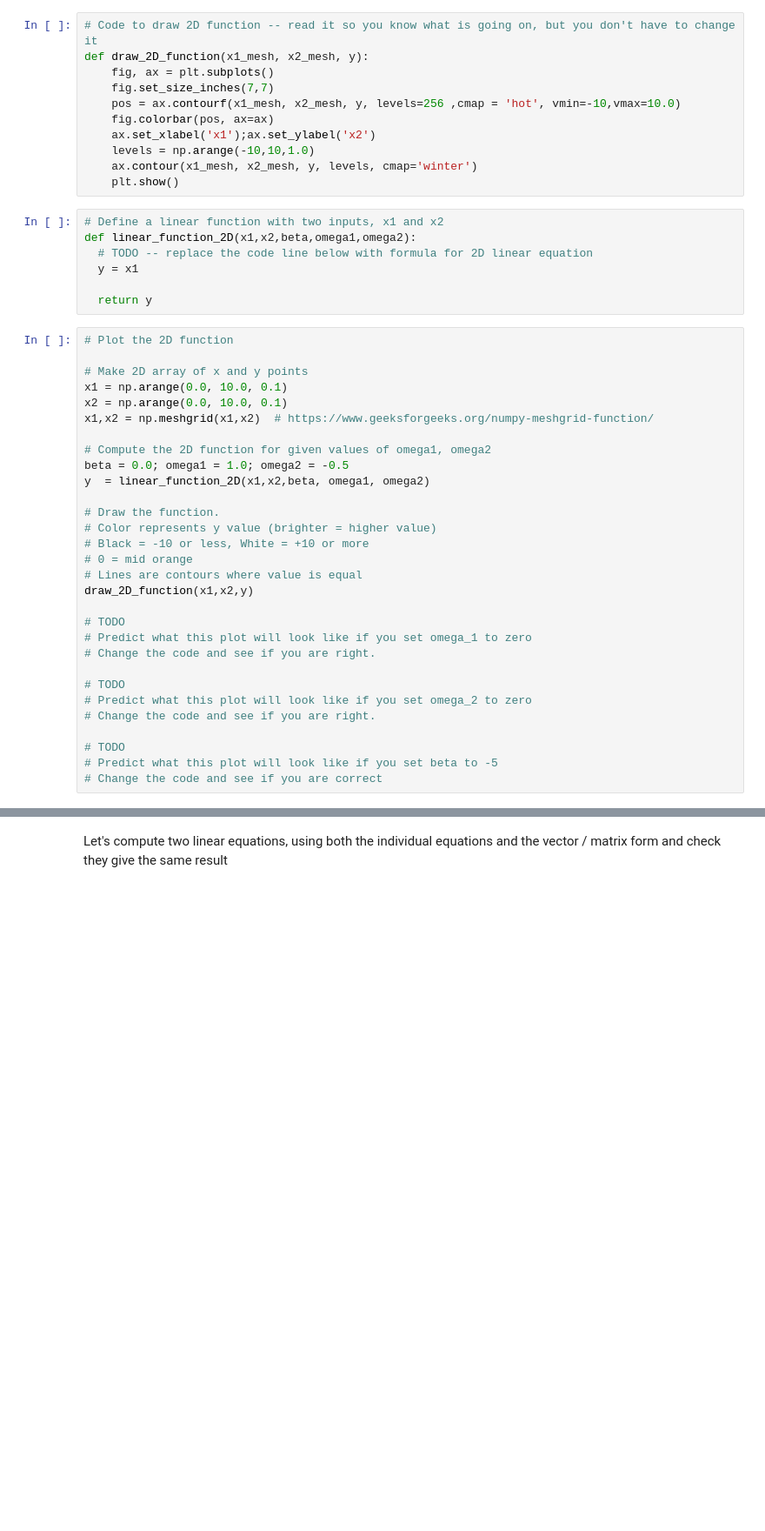
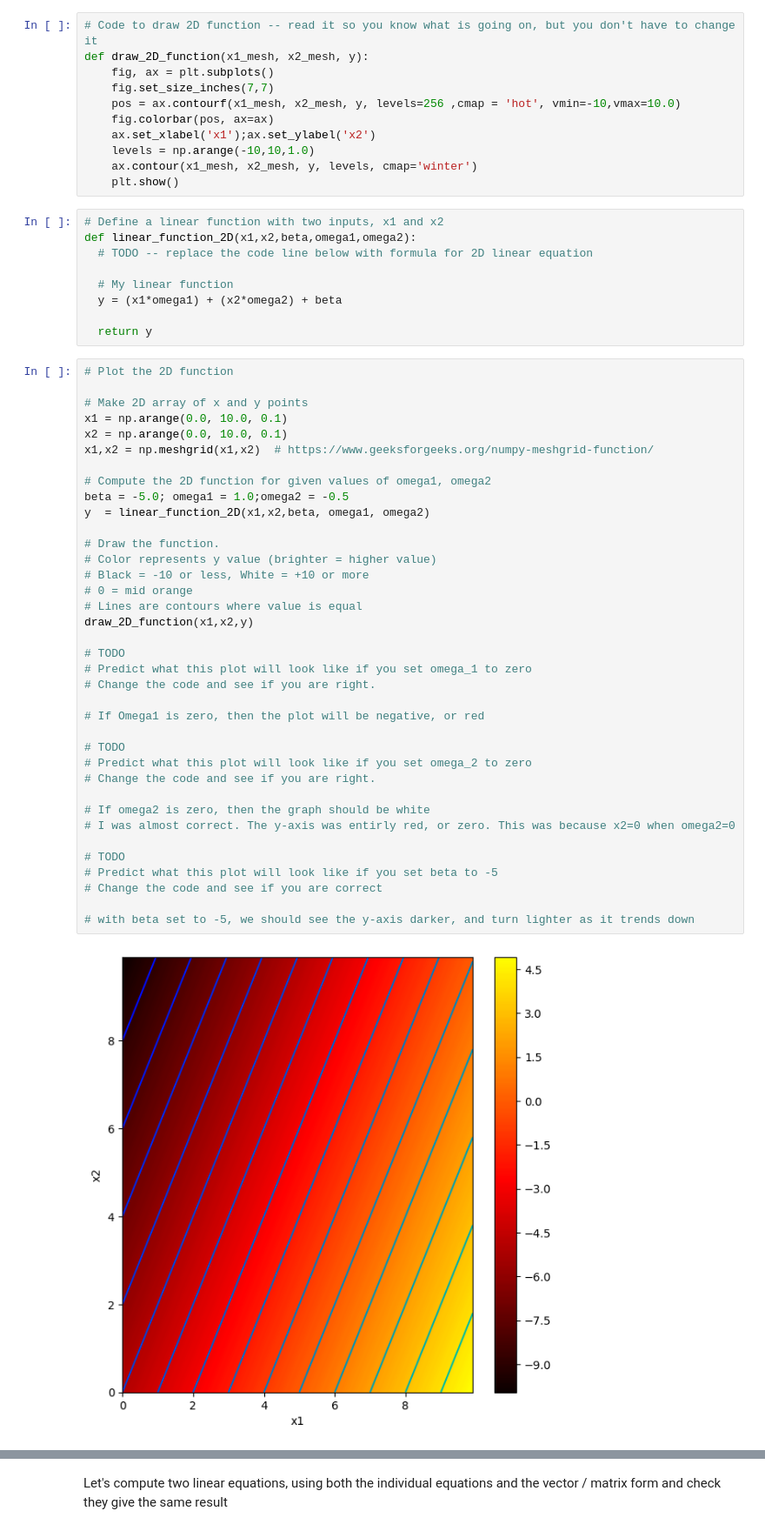
Before and after one commit to Malachi304/Fall24-CSCI, a Jupyter notebook: CSCI166/1_1_BackgroundMathematics.ipynb, the cells around one changed output, grey strips where cells are left out. Shown at 87% size. Cells and saved outputs as stored; diff of their text form; blank space fills up the shorter version.

```diff
--- a/CSCI166/1_1_BackgroundMathematics.ipynb
+++ b/CSCI166/1_1_BackgroundMathematics.ipynb
@@ -69,39 +69,50 @@ def draw_2D_function(x1_mesh, x2_mesh, y):
 # Define a linear function with two inputs, x1 and x2
 def linear_function_2D(x1,x2,beta,omega1,omega2):
   # TODO -- replace the code line below with formula for 2D linear equation
-  y = x1
+
+  # My linear function
+  y = (x1*omega1) + (x2*omega2) + beta
 
   return y
 # %%
 # Plot the 2D function
 
 # Make 2D array of x and y points
 x1 = np.arange(0.0, 10.0, 0.1)
 x2 = np.arange(0.0, 10.0, 0.1)
 x1,x2 = np.meshgrid(x1,x2)  # https://www.geeksforgeeks.org/numpy-meshgrid-function/
 
 # Compute the 2D function for given values of omega1, omega2
-beta = 0.0; omega1 = 1.0; omega2 = -0.5
+beta = -5.0; omega1 = 1.0;omega2 = -0.5
 y  = linear_function_2D(x1,x2,beta, omega1, omega2)
 
 # Draw the function.
 # Color represents y value (brighter = higher value)
 # Black = -10 or less, White = +10 or more
 # 0 = mid orange
 # Lines are contours where value is equal
 draw_2D_function(x1,x2,y)
 
 # TODO
 # Predict what this plot will look like if you set omega_1 to zero
 # Change the code and see if you are right.
 
+# If Omega1 is zero, then the plot will be negative, or red
+
 # TODO
 # Predict what this plot will look like if you set omega_2 to zero
 # Change the code and see if you are right.
 
+# If omega2 is zero, then the graph should be white
+# I was almost correct. The y-axis was entirly red, or zero. This was because x2=0 when omega2=0
+
 # TODO
 # Predict what this plot will look like if you set beta to -5
 # Change the code and see if you are correct
+
+# with beta set to -5, we should see the y-axis darker, and turn lighter as it trends down
+# %% [output]
+[figure, added]
 # %% [markdown]
 Often we will want to compute many linear functions at the same time.  For example, we might have three inputs, $x_1$, $x_2$, and $x_3$ and want to compute two linear functions giving $y_1$ and $y_2$. Of course, we could do this by just running each equation separately,<br><br>
 
```
Also changed, not shown: parts of 7 cells of this notebook, 1 other file.
